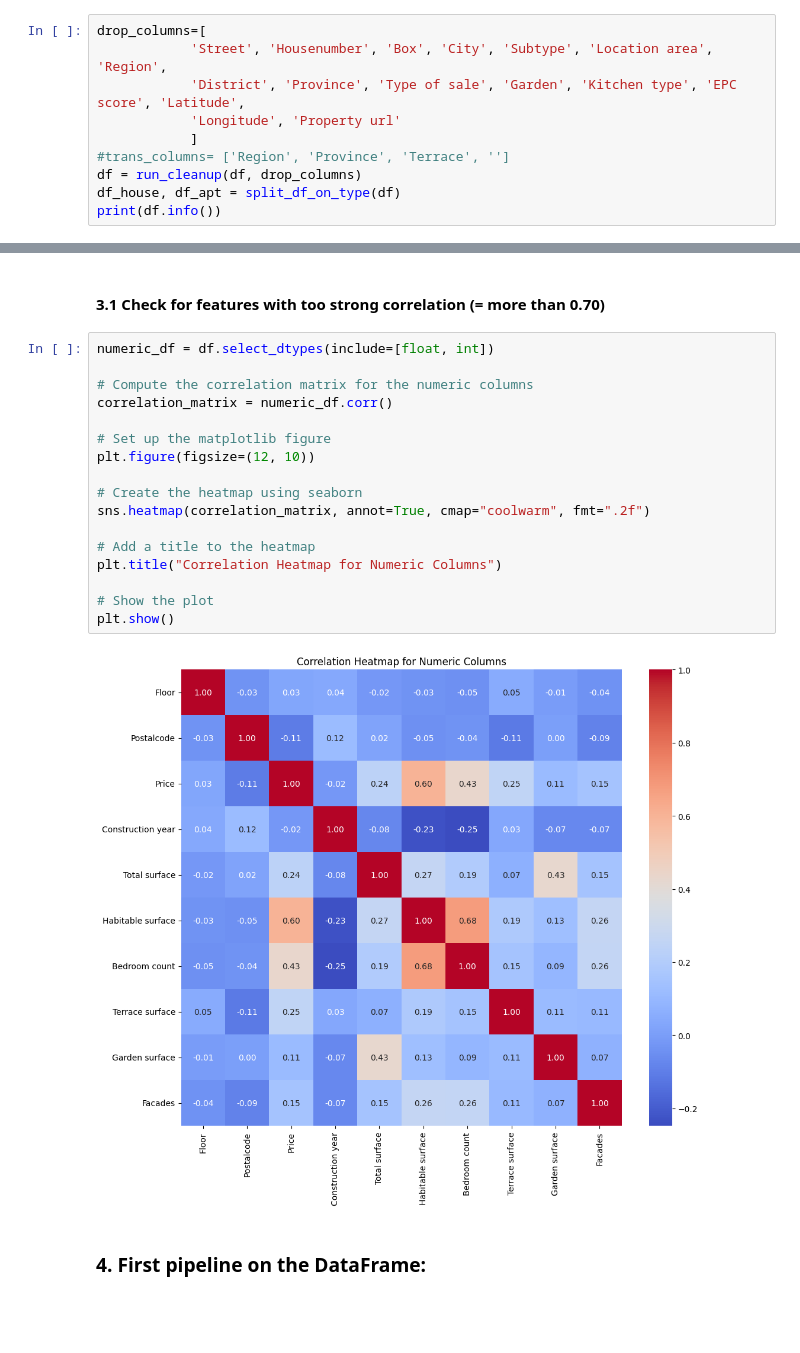
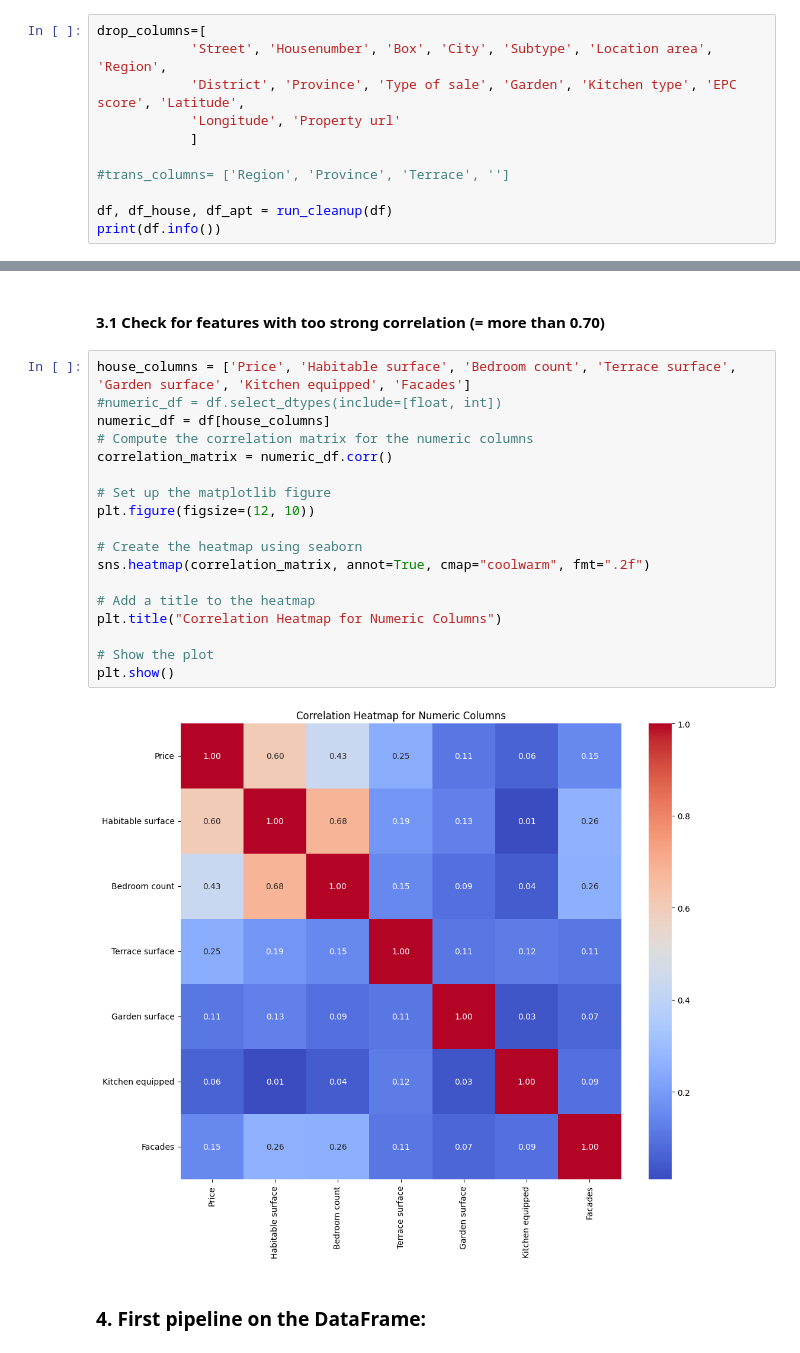
Before and after one commit to Sam-Veldeman/immo-data-processing, a Jupyter notebook: model-building/Immo-model.ipynb, the cells around one changed output, grey strips where cells are left out. Saved outputs shown, nothing was run; the diff lists cells and outputs as text; blank space fills up the shorter version.

```diff
--- a/model-building/Immo-model.ipynb
+++ b/model-building/Immo-model.ipynb
@@ -38,9 +60,10 @@ drop_columns=[
             'District', 'Province', 'Type of sale', 'Garden', 'Kitchen type', 'EPC score', 'Latitude',
             'Longitude', 'Property url'
             ]
+
 #trans_columns= ['Region', 'Province', 'Terrace', '']
-df = run_cleanup(df, drop_columns)
-df_house, df_apt = split_df_on_type(df)
+
+df, df_house, df_apt = run_cleanup(df)
 print(df.info())
 # %% [output]
 <class 'pandas.core.frame.DataFrame'>
@@ -63,24 +86,25 @@ None
 # %% [markdown]
 #### 3.1 Check for features with too strong correlation (= more than 0.70)
 # %%
-numeric_df = df.select_dtypes(include=[float, int])
-
+house_columns = ['Price', 'Habitable surface', 'Bedroom count', 'Terrace surface', 'Garden surface', 'Kitchen equipped', 'Facades']
+#numeric_df = df.select_dtypes(include=[float, int])
+numeric_df = df[house_columns]
 # Compute the correlation matrix for the numeric columns
 correlation_matrix = numeric_df.corr()
 
 # Set up the matplotlib figure
 plt.figure(figsize=(12, 10))
 
 # Create the heatmap using seaborn
 sns.heatmap(correlation_matrix, annot=True, cmap="coolwarm", fmt=".2f")
 
 # Add a title to the heatmap
 plt.title("Correlation Heatmap for Numeric Columns")
 
 # Show the plot
 plt.show()
 # %% [output]
-[figure, old version]
+[figure, new version]
 # %% [markdown]
 ### 4. First pipeline on the DataFrame:
 # %%
```
Also changed, not shown: parts of 10 cells of this notebook, 5 other files.
